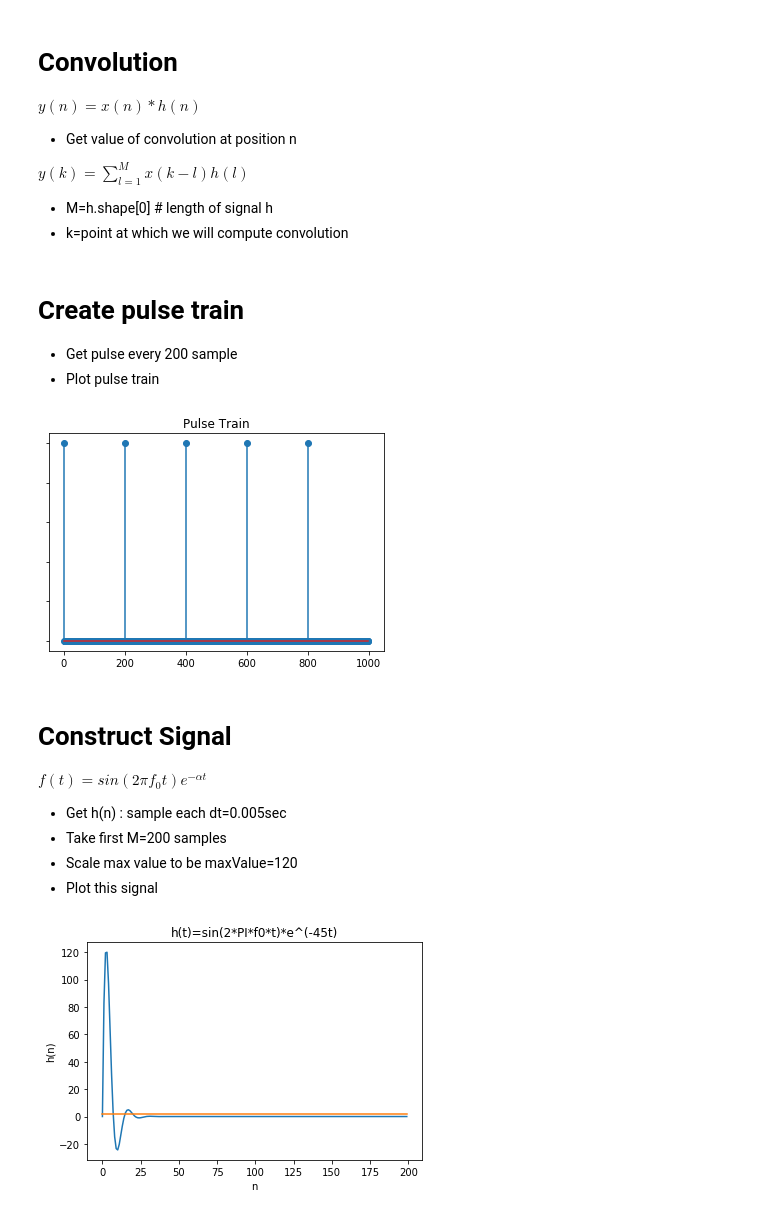
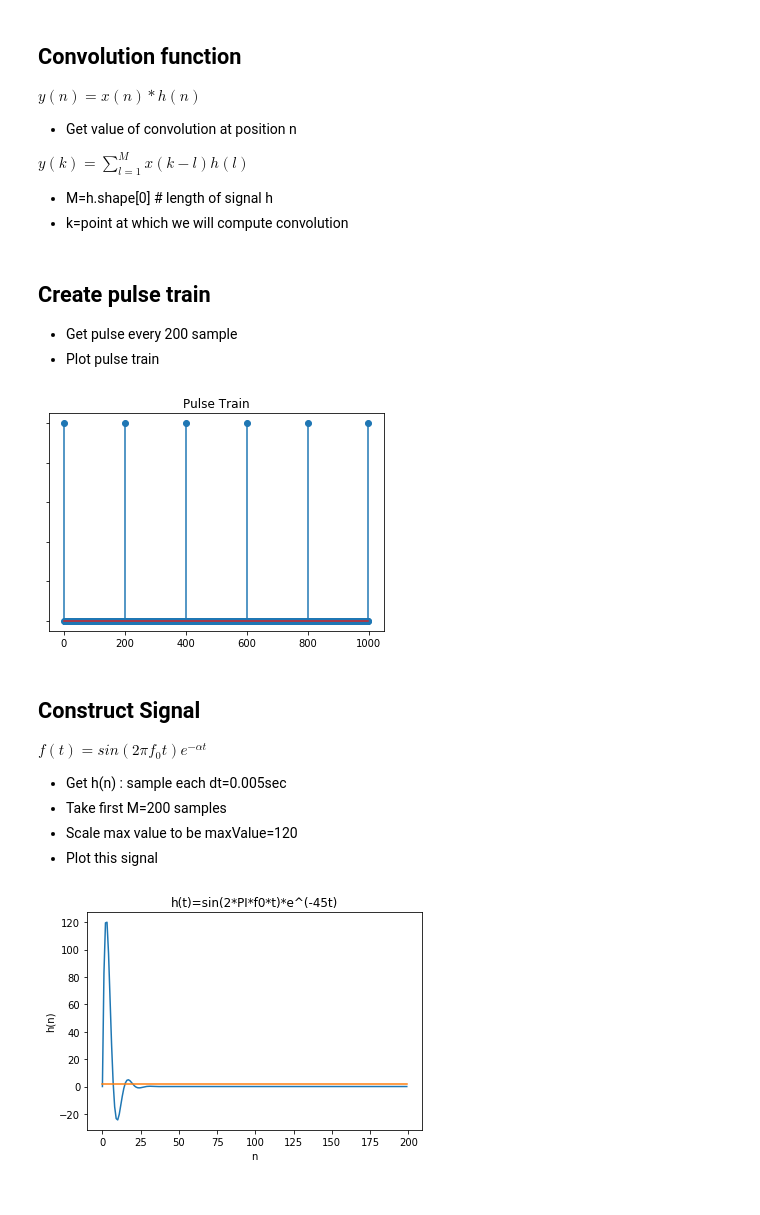
Before and after one commit to zeinsh/experementaldataprocessing, a Jupyter notebook: c-06 convolution.ipynb, the cells around one changed output. Drawn from its saved outputs; the diff is of its cells as text; code cells hidden in the pictures.

```diff
--- a/c-06 convolution.ipynb
+++ b/c-06 convolution.ipynb
@@ -60,7 +62,7 @@ def scaleMax(X,maxValue):
     mul=maxValue/mx
     return X*mul
 # %% [markdown]
-# Convolution
+## Convolution function
 
 $y(n)=x(n)*h(n)$
 
@@ -99,24 +77,24 @@ def convolution(X,h):
 # %% [markdown]
-# Create pulse train
+## Create pulse train
 - Get pulse every 200 sample
 - Plot pulse train
 # %%
 N=1000   # number of samples
 T=5      # sec duration of the signal
 dt=0.005 # sampling duration   T/N
 
 xn=np.zeros(N).reshape(N,1)
 xn[np.arange(0,1000,200)]=1    # pulse train every 200 sample
-
+xn[999]=1
 #plotting
 desc="Pulse Train"
 plotPulseTrain(xn,desc)
 saveFigure(desc)
 plt.show()
 # %% [output]
-[figure, old version]
+[figure, new version]
 # %% [markdown]
-# Construct Signal
+## Construct Signal
 
 $f(t)=sin(2\pi f_0 t) e^{-\alpha t}$
 - Get h(n) : sample each dt=0.005sec
```
Also changed, not shown: parts of 7 cells of this notebook, 1 other file.
